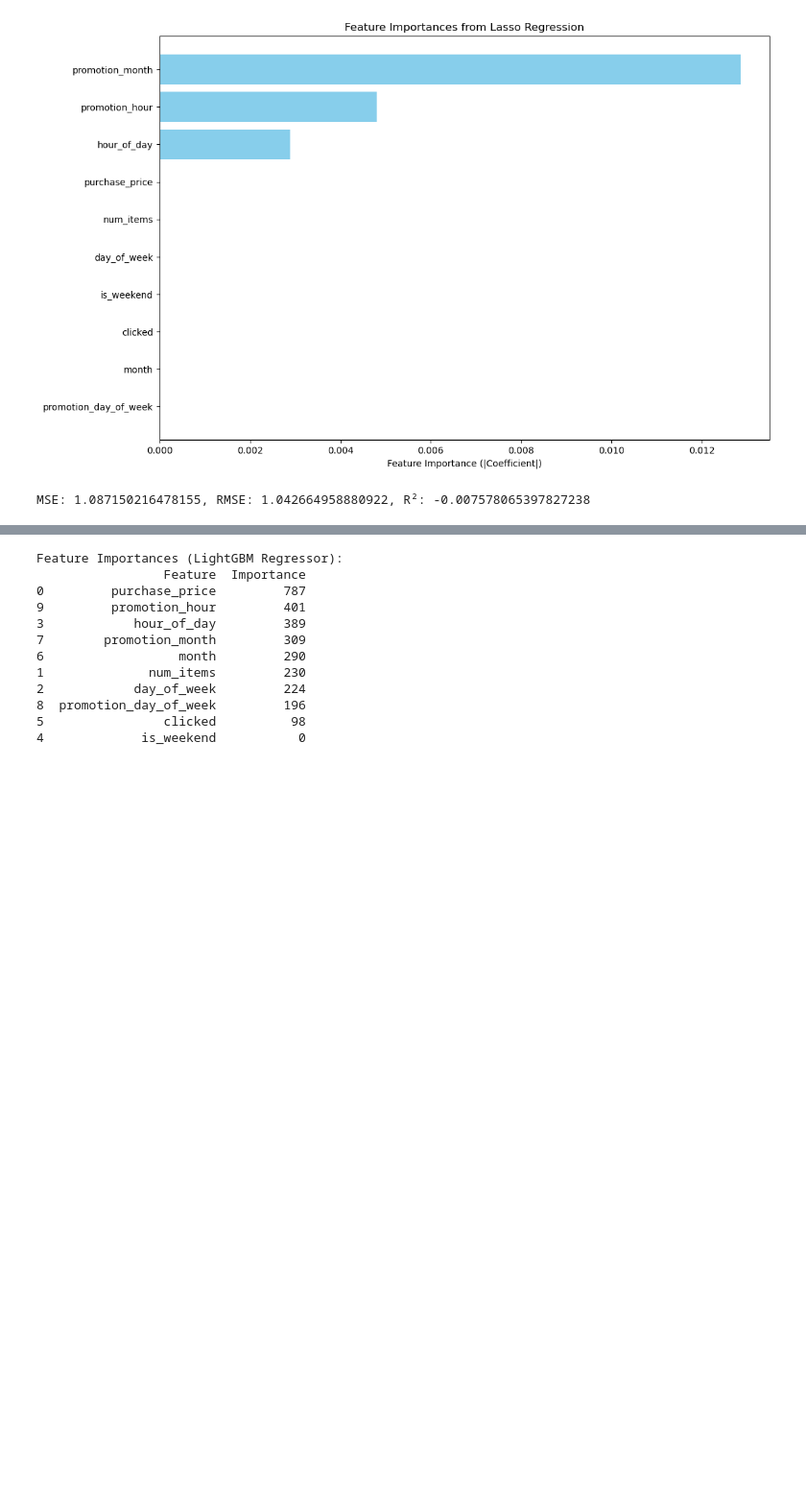
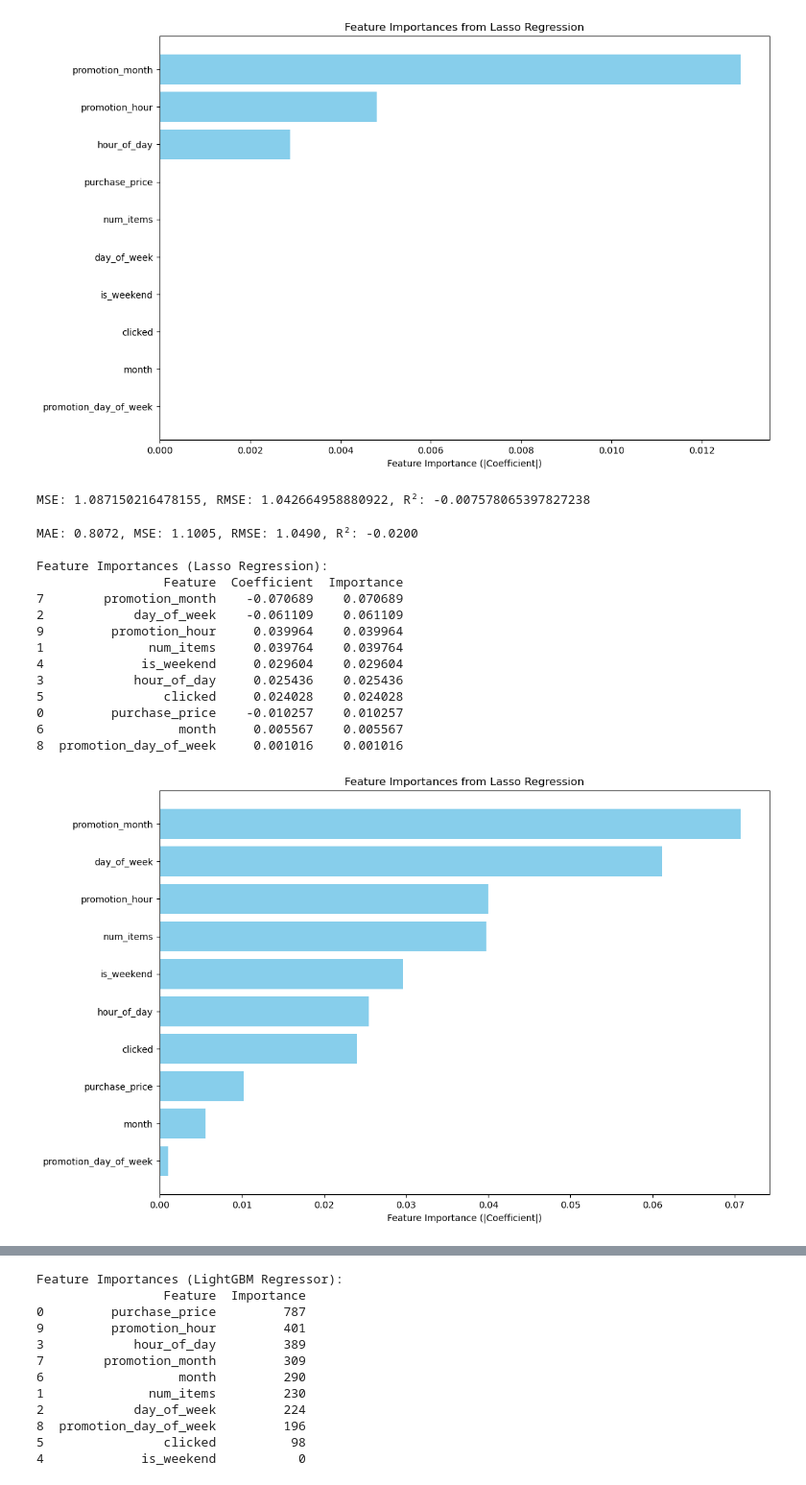
Before and after one commit to MingzengQin/Intership, a Jupyter notebook: HourTarget.ipynb, the cells around one changed output, grey strips where cells are left out. Shown at 96% size. Drawn from its saved outputs; the diff is of its cells as text; code cells hidden in the pictures; blank space fills up the shorter version.

```diff
--- a/HourTarget.ipynb
+++ b/HourTarget.ipynb
@@ -547,6 +874,61 @@ r2_lasso = r2_score(y_val, y_pred_lasso)
 print(f'MSE: {mse_lasso}, RMSE: {rmse_lasso}, R²: {r2_lasso}')
 # %% [output]
 MSE: 1.087150216478155, RMSE: 1.042664958880922, R²: -0.007578065397827238
+# %%
+# 1. Standardize the Data
+scaler = StandardScaler()
+x_train_scaled = scaler.fit_transform(x_train)
+x_val_scaled = scaler.transform(x_val)
+
+# 2. Train Lasso Model with Fixed Alpha
+best_lasso_model = Lasso(alpha=0.005, max_iter=10000, random_state=42)
+best_lasso_model.fit(x_train_scaled, y_train)
+
+# 3. Prediction
+y_pred_lasso = best_lasso_model.predict(x_val_scaled)
+
+# 4. Model Evaluation
+optimized_mae_lasso = mean_absolute_error(y_val, y_pred_lasso)
+optimized_mse_lasso = mean_squared_error(y_val, y_pred_lasso)
+optimized_rmse_lasso = np.sqrt(optimized_mse_lasso)
+optimized_r2_lasso = r2_score(y_val, y_pred_lasso)
+
+print(f'MAE: {optimized_mae_lasso:.4f}, MSE: {optimized_mse_lasso:.4f}, RMSE: {optimized_rmse_lasso:.4f}, R²: {optimized_r2_lasso:.4f}')
+
+# 5. Feature Importance
+lasso_coefficients = best_lasso_model.coef_
+importance_df_lasso = pd.DataFrame({
+    'Feature': x_train.columns,
+    'Coefficient': lasso_coefficients,
+    'Importance': np.abs(lasso_coefficients)
+}).sort_values(by='Importance', ascending=False)
+
+print("\nFeature Importances (Lasso Regression):")
+print(importance_df_lasso)
+
+# 6. Visualization
+plt.figure(figsize=(12, 8))
+plt.barh(importance_df_lasso['Feature'], importance_df_lasso['Importance'], color='skyblue')
+plt.gca().invert_yaxis()
+plt.xlabel('Feature Importance (|Coefficient|)')
+plt.title('Feature Importances from Lasso Regression')
+plt.show()
+# %% [output]
+MAE: 0.8072, MSE: 1.1005, RMSE: 1.0490, R²: -0.0200
+
+Feature Importances (Lasso Regression):
+                 Feature  Coefficient  Importance
+7        promotion_month    -0.070689    0.070689
+2            day_of_week    -0.061109    0.061109
+9         promotion_hour     0.039964    0.039964
+1              num_items     0.039764    0.039764
+4             is_weekend     0.029604    0.029604
+3            hour_of_day     0.025436    0.025436
+5                clicked     0.024028    0.024028
+0         purchase_price    -0.010257    0.010257
+6                  month     0.005567    0.005567
+8  promotion_day_of_week     0.001016    0.001016
+[figure, added]
 # %%
 import lightgbm as lgb
 from sklearn.metrics import mean_absolute_error
```
Also changed, not shown: parts of 5 cells of this notebook.
